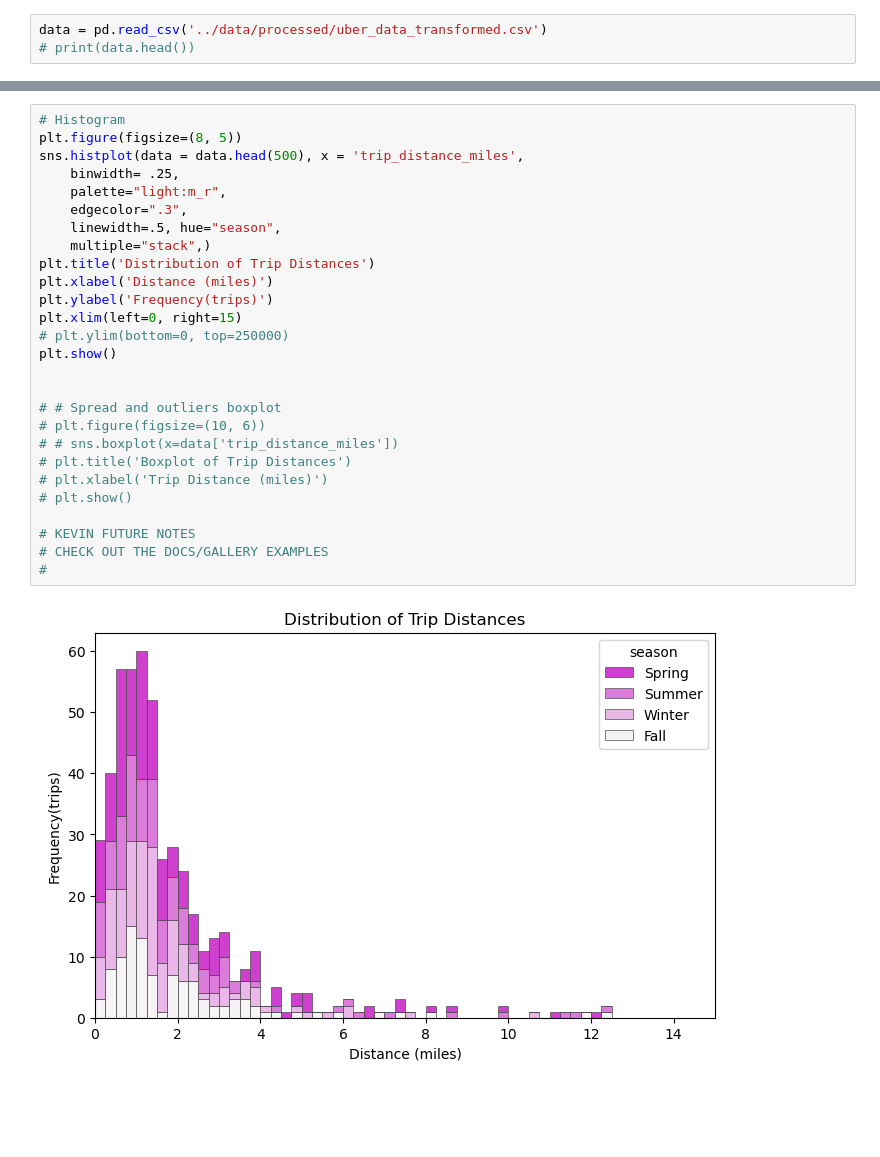
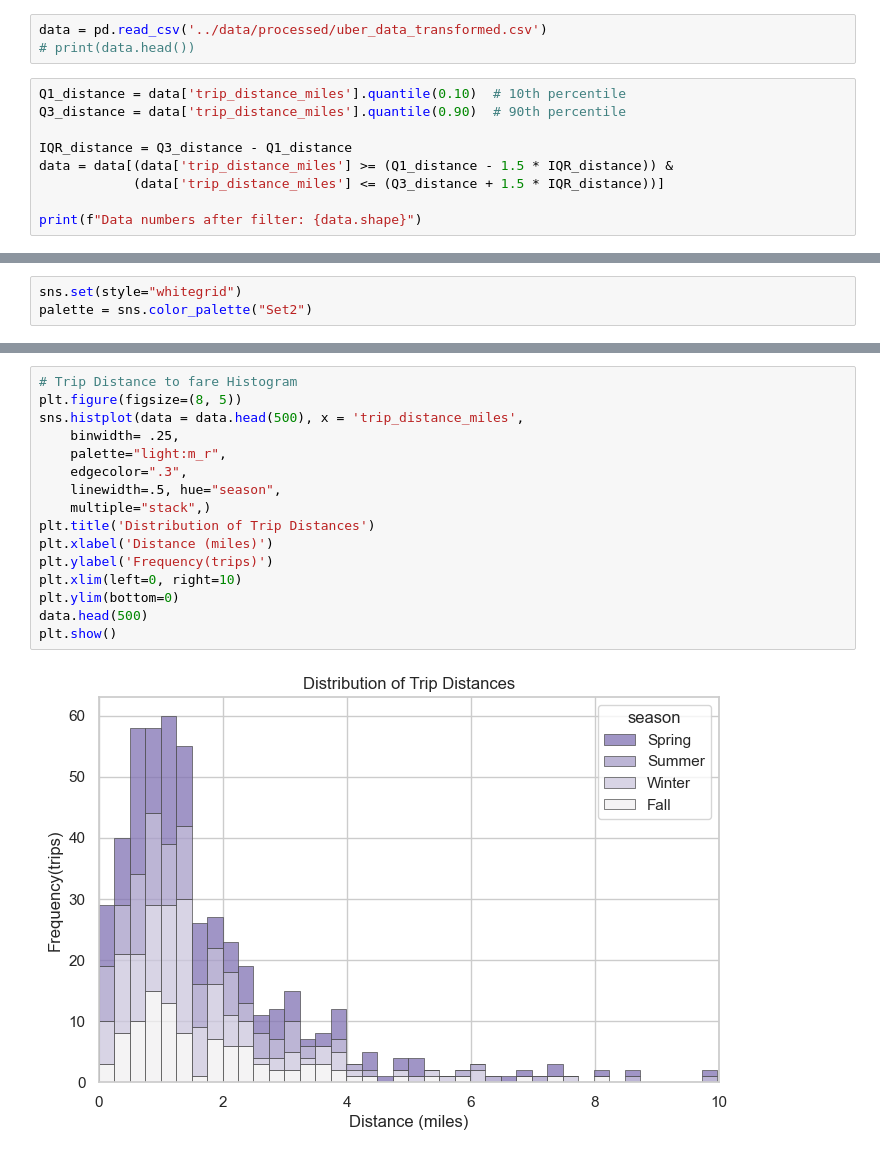
Before and after one commit to DaneLarsen1/Project-2, a Jupyter notebook: notebooks/03_visualization.ipynb, the cells around one changed output, grey strips where cells are left out. Drawn from its saved outputs; the diff is of its cells as text; blank space fills up the shorter version.

```diff
--- a/notebooks/03_visualization.ipynb
+++ b/notebooks/03_visualization.ipynb
@@ -7,3 +10,12 @@ import folium
 # %%
 data = pd.read_csv('../data/processed/uber_data_transformed.csv')
 # print(data.head())
+# %%
+Q1_distance = data['trip_distance_miles'].quantile(0.10)  # 10th percentile
+Q3_distance = data['trip_distance_miles'].quantile(0.90)  # 90th percentile
+
+IQR_distance = Q3_distance - Q1_distance
+data = data[(data['trip_distance_miles'] >= (Q1_distance - 1.5 * IQR_distance)) &
+            (data['trip_distance_miles'] <= (Q3_distance + 1.5 * IQR_distance))]
+
+print(f"Data numbers after filter: {data.shape}")
@@ -9,0 +24,3 @@ data = pd.read_csv('../data/processed/uber_data_transformed.csv')
+# %%
+sns.set(style="whitegrid")
+palette = sns.color_palette("Set2")
@@ -58,30 +124,19 @@ plt.show()
 # %%
-# Histogram
+# Trip Distance to fare Histogram
 plt.figure(figsize=(8, 5))
 sns.histplot(data = data.head(500), x = 'trip_distance_miles',
     binwidth= .25,
     palette="light:m_r",
     edgecolor=".3",
     linewidth=.5, hue="season",
     multiple="stack",)
 plt.title('Distribution of Trip Distances')
 plt.xlabel('Distance (miles)')
 plt.ylabel('Frequency(trips)')
-plt.xlim(left=0, right=15)
-# plt.ylim(bottom=0, top=250000)
+plt.xlim(left=0, right=10)
+plt.ylim(bottom=0)
+data.head(500)
 plt.show()
-
-
-# # Spread and outliers boxplot
-# plt.figure(figsize=(10, 6))
-# # sns.boxplot(x=data['trip_distance_miles'])
-# plt.title('Boxplot of Trip Distances')
-# plt.xlabel('Trip Distance (miles)')
-# plt.show()
-
-# KEVIN FUTURE NOTES
-# CHECK OUT THE DOCS/GALLERY EXAMPLES
-#
 # %% [output]
-[figure, old version]
+[figure, new version]
 # %%
```
Also changed, not shown: parts of 9 cells of this notebook, 1 other file.
